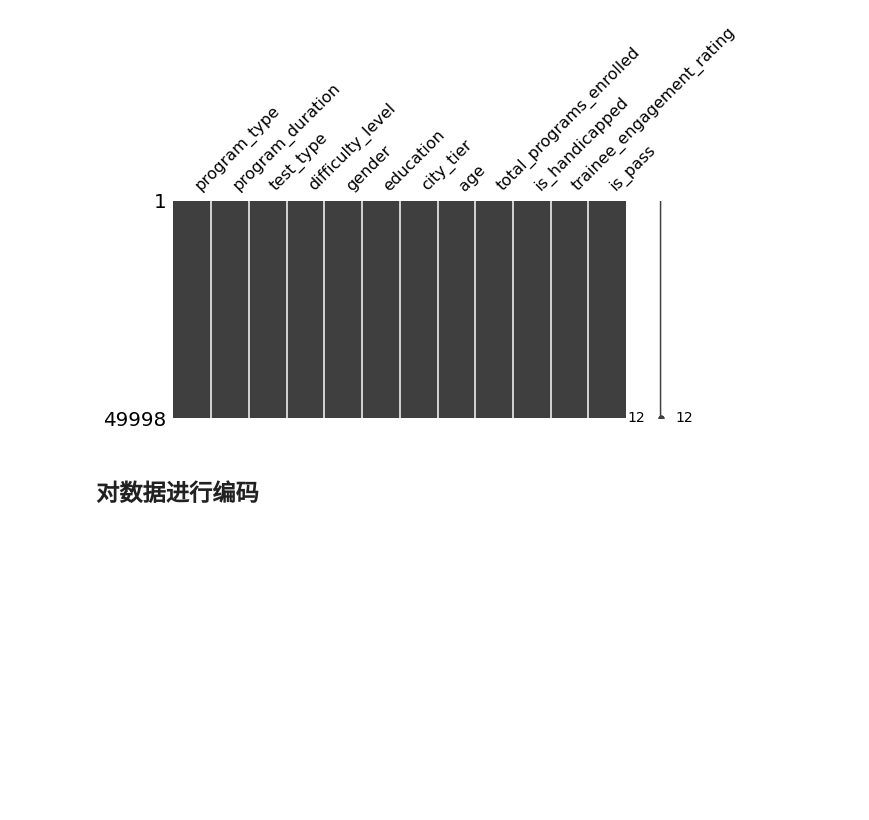
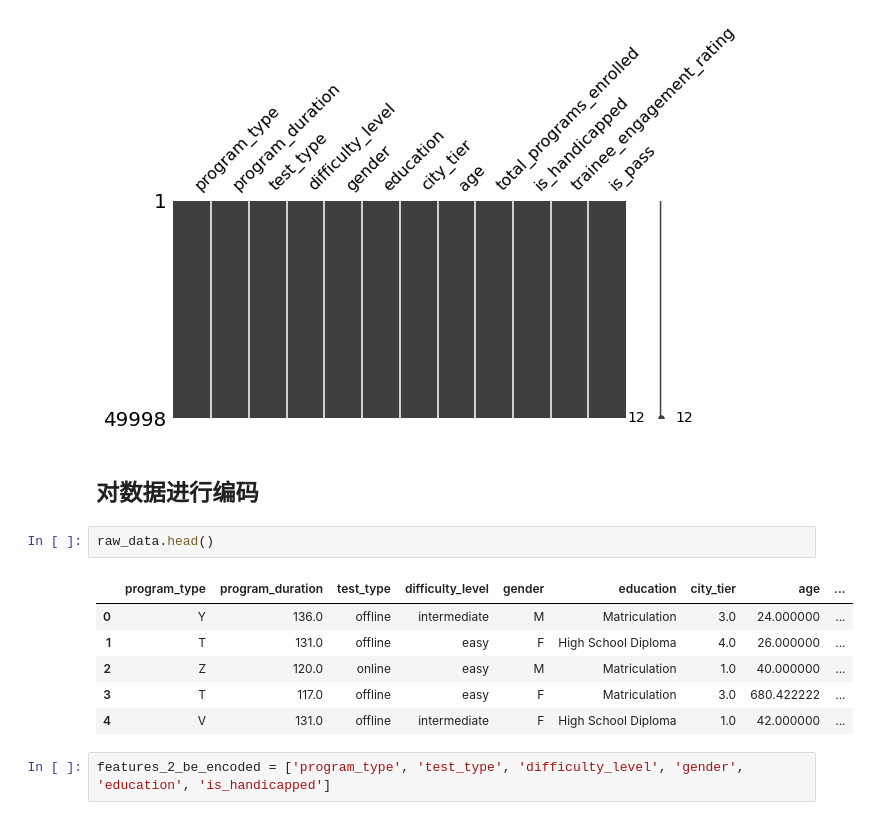
Before and after one commit to Giyn/QG2021DMGroupMidExam, a Jupyter notebook: Giyn.ipynb, the cells around one changed output. Saved outputs shown, nothing was run; the diff lists cells and outputs as text; blank space fills up the shorter version.

```diff
--- a/Giyn.ipynb
+++ b/Giyn.ipynb
@@ -116,3 +116,14 @@ msno.matrix(raw_data, figsize=(9, 4))
 [figure]
 # %% [markdown]
 ## 对数据进行编码
+# %%
+raw_data.head()
+# %% [output]
+|  | program_type | program_duration | test_type | difficulty_level | gender | education | city_tier | age | ... |
+| 0 | Y | 136.0 | offline | intermediate | M | Matriculation | 3.0 | 24.000000 | ... |
+| 1 | T | 131.0 | offline | easy | F | High School Diploma | 4.0 | 26.000000 | ... |
+| 2 | Z | 120.0 | online | easy | M | Matriculation | 1.0 | 40.000000 | ... |
+| 3 | T | 117.0 | offline | easy | F | Matriculation | 3.0 | 680.422222 | ... |
+| 4 | V | 131.0 | offline | intermediate | F | High School Diploma | 1.0 | 42.000000 | ... |
+# %%
+features_2_be_encoded = ['program_type', 'test_type', 'difficulty_level', 'gender', 'education', 'is_handicapped']
```
Also changed, not shown: parts of 6 cells of this notebook.
